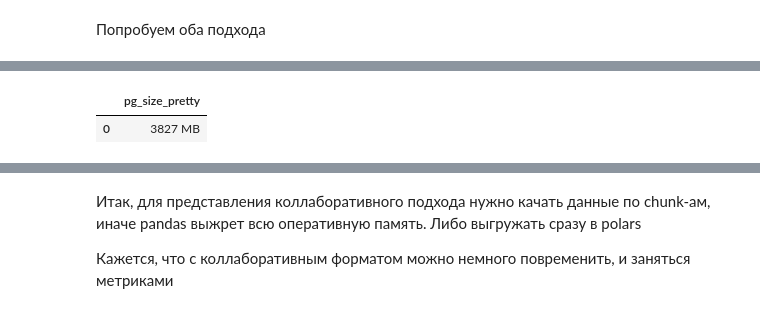
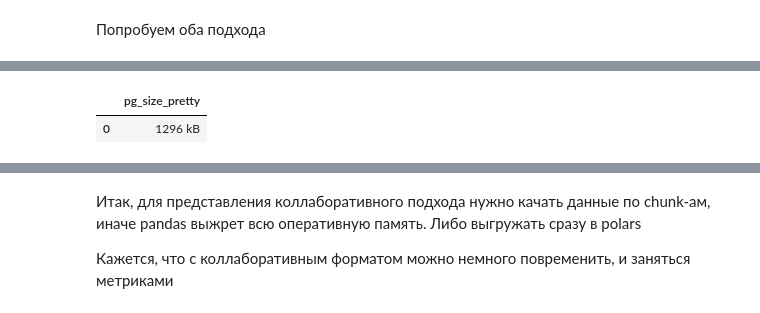
Before and after one commit to gavlique/Karpov_DS, a Jupyter notebook: ml/final_project/HW_22_RecModel.ipynb, the cells around one changed output, grey strips where cells are left out. Drawn from its saved outputs; the diff is of its cells as text; code cells hidden in the pictures.

```diff
--- a/ml/final_project/HW_22_RecModel.ipynb
+++ b/ml/final_project/HW_22_RecModel.ipynb
@@ -301,8 +529,8 @@ user_big = pd.read_sql("""
 # %%
 pd.read_sql("""
-    SELECT pg_size_pretty( pg_total_relation_size('public.feed_data'))
+    SELECT pg_size_pretty( pg_total_relation_size('public.d_gavlovskij_features_lesson_22'))
 """,
-con = con)
+con=con)
 # %% [output]
 |  | pg_size_pretty |
-| 0 | 3827 MB |
+| 0 | 1296 kB |
```
Also changed, not shown: parts of 58 cells of this notebook, 10 other files.
